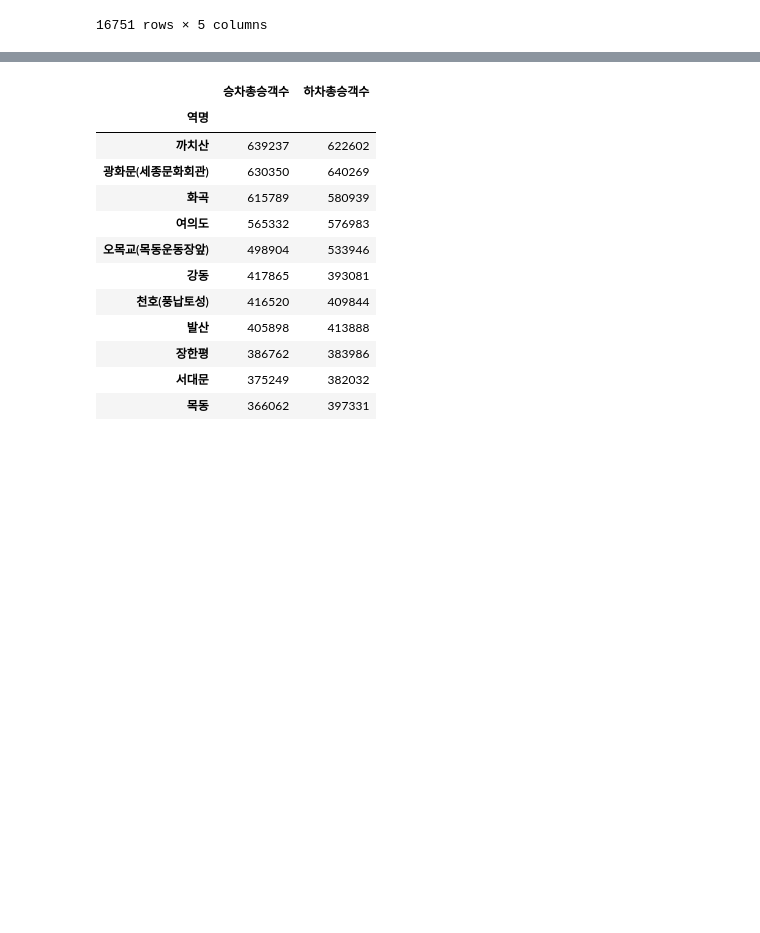
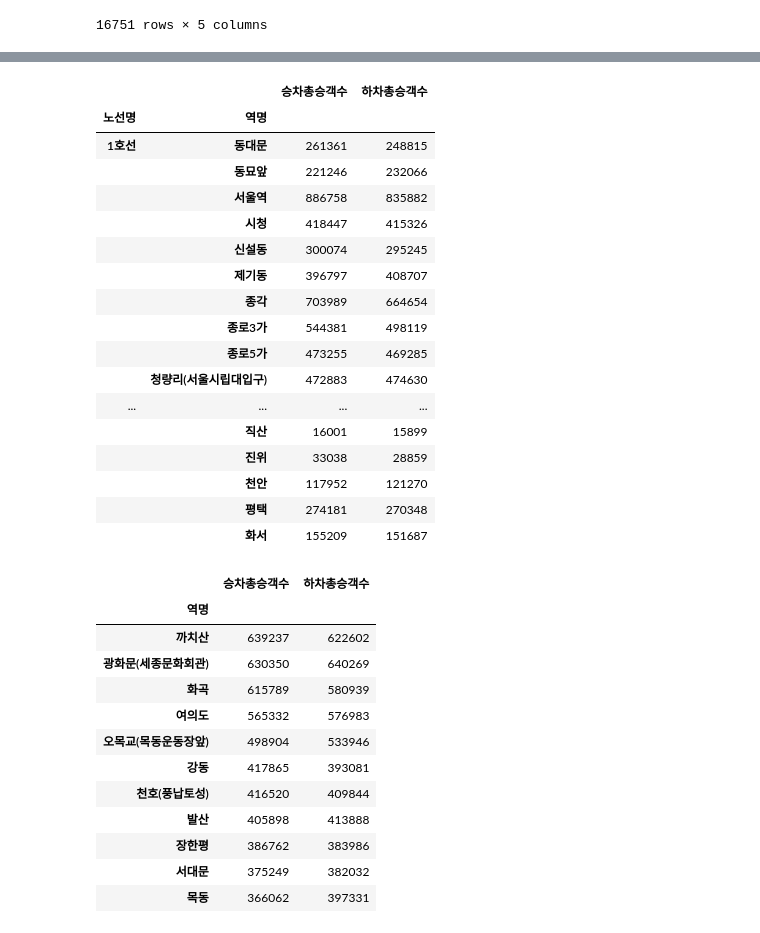
Before and after one commit to cherrima/hipython, a Jupyter notebook: 08.pandas_drill.ipynb, the cells around one changed output, grey strips where cells are left out. Drawn from its saved outputs; the diff is of its cells as text; code cells hidden in the pictures; blank space fills up the shorter version.

```diff
--- a/08.pandas_drill.ipynb
+++ b/08.pandas_drill.ipynb
@@ -72,3 +126,26 @@ sub_line[['승차총승객수', '하차총승객수']].sum(numeric_only=True).ma
+# %%
+sub_kb_df = sub_df[sub_df['노선명'].isin(['경부선', '1호선'])]
+sub_kb_stattion_df = sub_kb_df.groupby(['노선명','역명'])[['승차총승객수', '하차총승객수']].sum()
+sub_kb_stattion_df
+# %% [output]
+|  |  | 승차총승객수 | 하차총승객수 |
+| 노선명 | 역명 |  |  |
+| 1호선 | 동대문 | 261361 | 248815 |
+|  | 동묘앞 | 221246 | 232066 |
+|  | 서울역 | 886758 | 835882 |
+|  | 시청 | 418447 | 415326 |
+|  | 신설동 | 300074 | 295245 |
+|  | 제기동 | 396797 | 408707 |
+|  | 종각 | 703989 | 664654 |
+|  | 종로3가 | 544381 | 498119 |
+|  | 종로5가 | 473255 | 469285 |
+|  | 청량리(서울시립대입구) | 472883 | 474630 |
+| ... | ... | ... | ... |
+|  | 직산 | 16001 | 15899 |
+|  | 진위 | 33038 | 28859 |
+|  | 천안 | 117952 | 121270 |
+|  | 평택 | 274181 | 270348 |
+|  | 화서 | 155209 | 151687 |
 # %%
 # 5호선 역별 데이터 카운트
 
```
Also changed, not shown: parts of 4 cells of this notebook, 4 other files.
